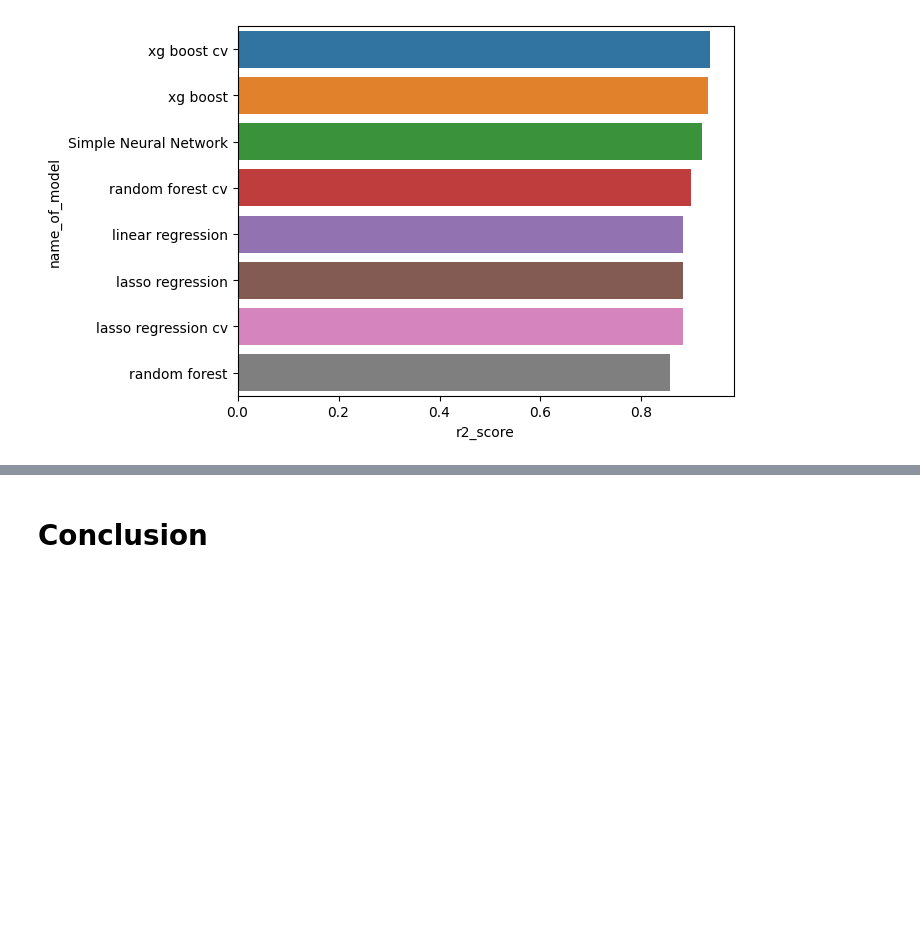
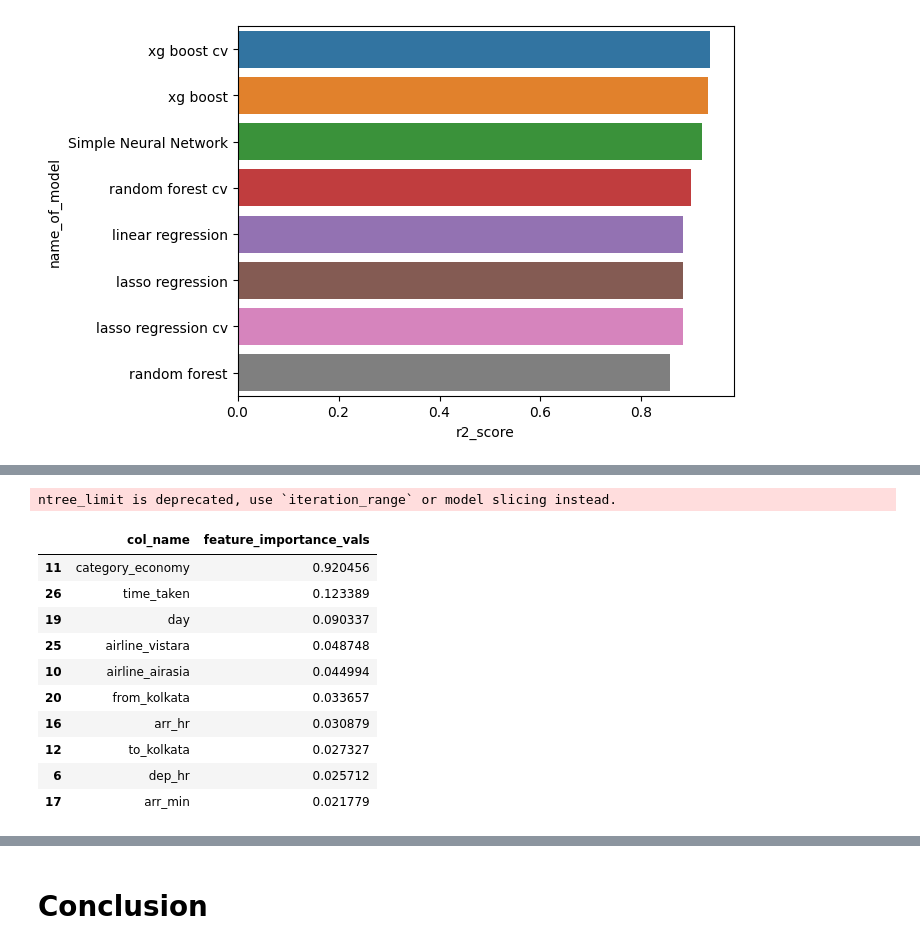
Before and after one commit to chandrakar-shubham/Flight_price_prediction, a Jupyter notebook: ML_Model.ipynb, the cells around one changed output, grey strips where cells are left out. Cells and saved outputs as stored; diff of their text form; code cells hidden in the pictures; blank space fills up the shorter version.

```diff
--- a/ML_Model.ipynb
+++ b/ML_Model.ipynb
@@ -1598,0 +1623,30 @@ plt.show()
+# %%
+explainer = shap.TreeExplainer(xgb_cv_optimal)
+shap_values = explainer.shap_values(X_test[:5000])
+feature_names = X.columns
+
+
+rf_resultX = pd.DataFrame(shap_values, columns = feature_names)
+
+vals = np.abs(rf_resultX.values).mean(0)
+
+shap_importance = pd.DataFrame(list(zip(feature_names, vals)),
+                                  columns=['col_name','feature_importance_vals'])
+shap_importance.sort_values(by=['feature_importance_vals'],
+                               ascending=False, inplace=True)
+shap_importance.head(10)
+
+#shap.summary_plot(shap_values, X_test, plot_type="bar")
+# %% [output]
+ntree_limit is deprecated, use `iteration_range` or model slicing instead.
+|  | col_name | feature_importance_vals |
+| 11 | category_economy | 0.920456 |
+| 26 | time_taken | 0.123389 |
+| 19 | day | 0.090337 |
+| 25 | airline_vistara | 0.048748 |
+| 10 | airline_airasia | 0.044994 |
+| 20 | from_kolkata | 0.033657 |
+| 16 | arr_hr | 0.030879 |
+| 12 | to_kolkata | 0.027327 |
+| 6 | dep_hr | 0.025712 |
+| 17 | arr_min | 0.021779 |
```
Also changed, not shown: parts of 7 cells of this notebook.
